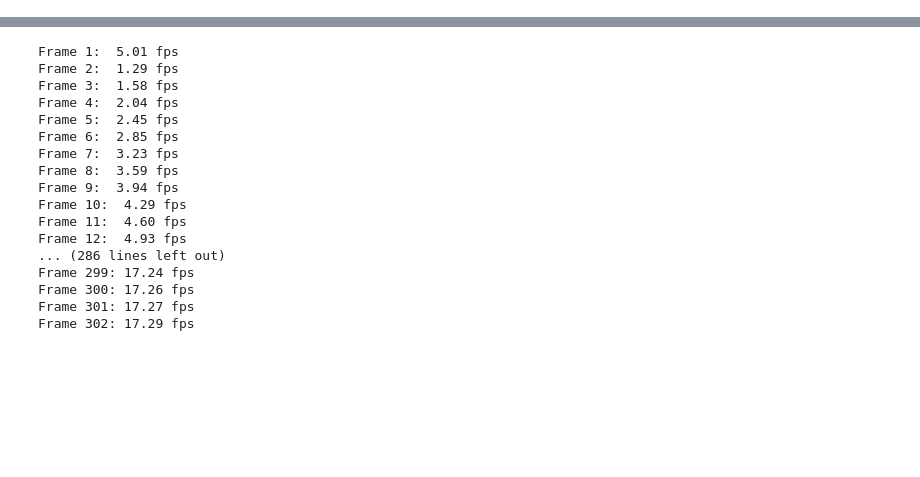
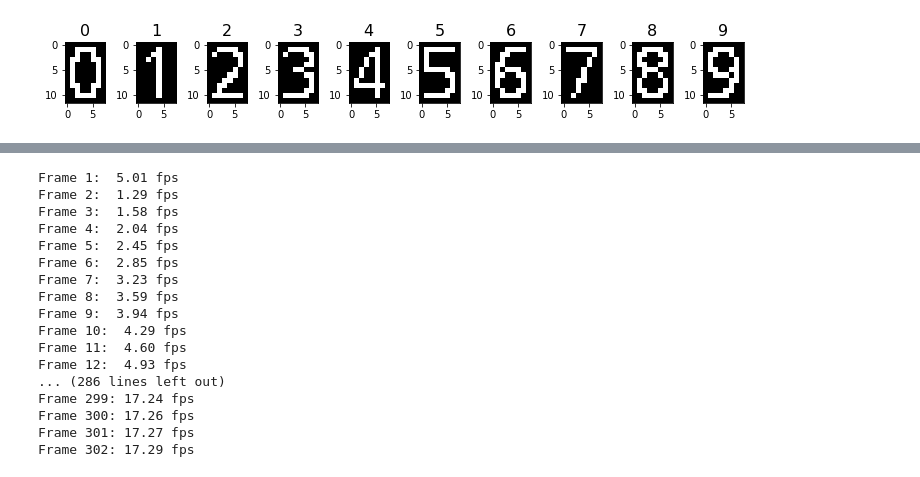
Before and after one commit to barbourww/I24-video-ingest, a Jupyter notebook: image_analysis_notebook.ipynb, the cells around one changed output, grey strips where cells are left out. Drawn from its saved outputs; the diff is of its cells as text; code cells hidden in the pictures; blank space fills up the shorter version.

```diff
--- a/image_analysis_notebook.ipynb
+++ b/image_analysis_notebook.ipynb
@@ -12,0 +30,32 @@ print(video_files)
+# %%
+digits = {}
+video_file = video_files[0]
+# (digit, frame_i, character_i)
+get_dig = [(0, 11, 11), (1, 14, 11), (2, 17, 11), (3, 20, 11), (4, 23, 11),
+           (5, 26 ,11), (6, 29, 11), (7, 32, 11), (8, 35, 11), (9, 38, 11)]
+try:
+    cap = cv2.VideoCapture(video_file)
+    assert cap.isOpened(), "Cannot open file \"{}\"".format(video_file)
+
+    i = 0
+    dig, fri, chi = zip(*get_dig)
+
+    while i <= max(fri):
+        ret, frame = cap.read()
+        # check if we need to extract from this frame
+        if i in fri:
+            # convert timestamp to black/white
+            tsimg = frame[0:y0+h, 0:x0+(n*w), :]
+            tsgray = cv2.cvtColor(tsimg, cv2.COLOR_BGR2GRAY)
+            ret, tsmask = cv2.threshold(tsgray, 127, 255, cv2.THRESH_BINARY)
+            # extract digits for any references of this frame
+            for j in range(len(fri)):
+                if fri[j] == i:
+                    pixels = tsmask[y0:y0+h, x0+chi[j]*w:x0+(chi[j]+1)*w]
+                    digits[dig[j]] = pixels
+        i += 1
+        continue
+except BaseException as e:
+    print(e)
+finally:
+    cap.release()
@@ -12,0 +65,9 @@ print(video_files)
+# %%
+fig, axs = plt.subplots(1, len(digits), figsize=(len(digits), 2))
+for i, (dig, pixels) in enumerate(sorted(digits.items())):
+    axs[i].imshow(pixels, 'gray')
+    axs[i].set_title(str(dig), fontsize=16)
+plt.tight_layout()
+plt.show()
+# %% [output]
+[figure, added]
```
Also changed, not shown: parts of 15 cells of this notebook.
